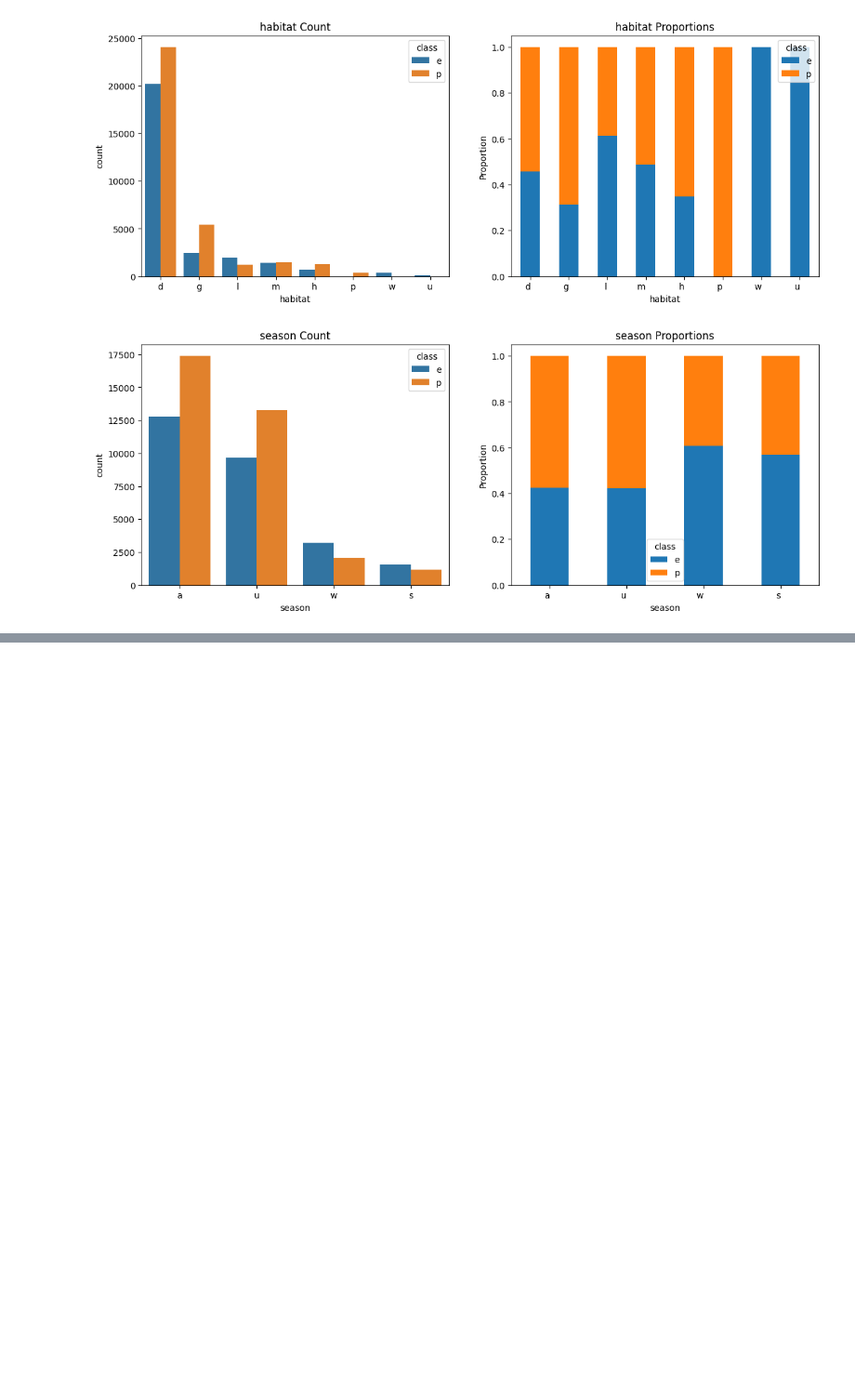
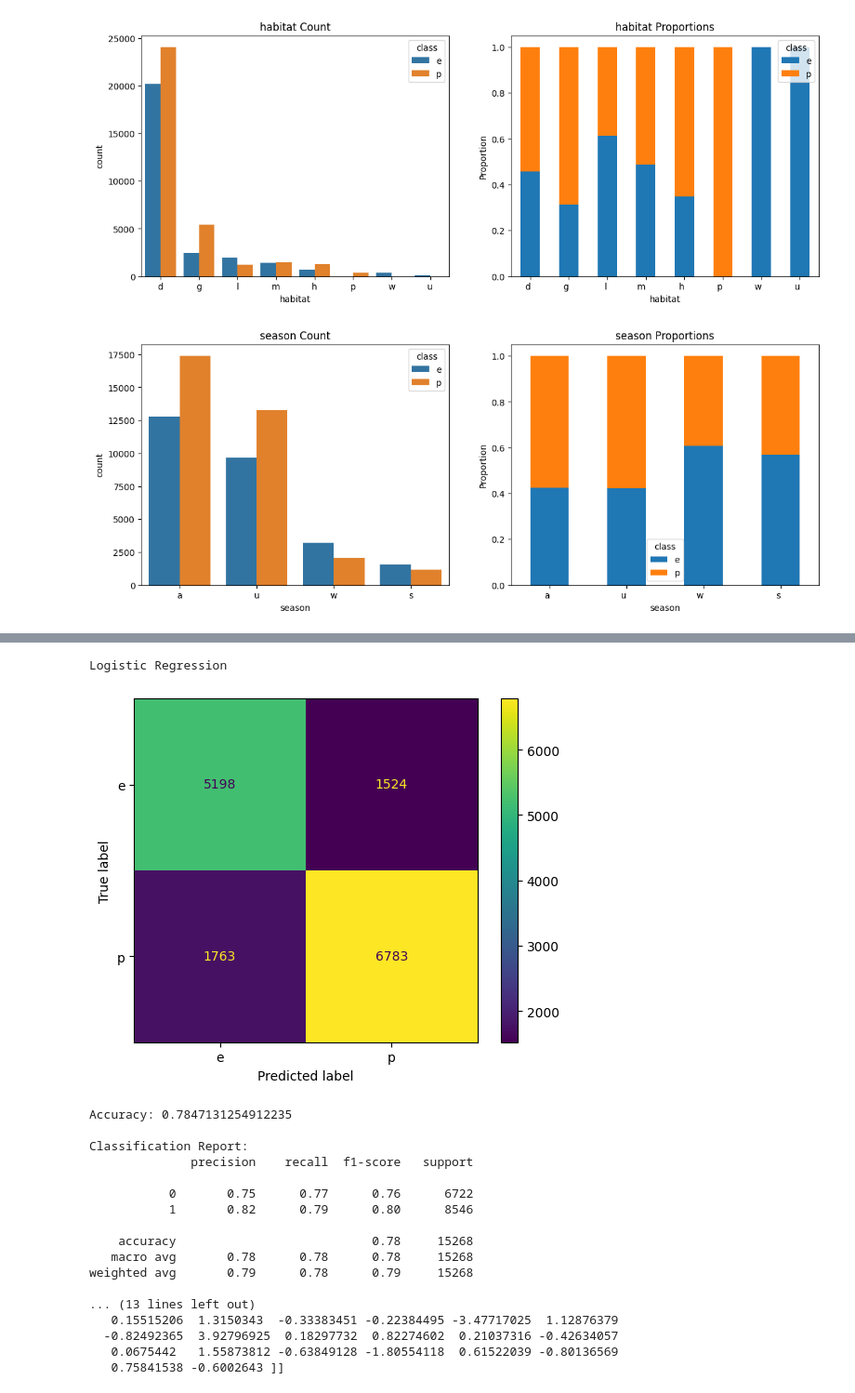
Before and after one commit to porterwilcox/supervised-learning, a Jupyter notebook: supervised-learning.ipynb, the cells around one changed output, grey strips where cells are left out. Shown at 93% size. Saved outputs shown, nothing was run; the diff lists cells and outputs as text; code cells hidden in the pictures; blank space fills up the shorter version.

```diff
--- a/supervised-learning.ipynb
+++ b/supervised-learning.ipynb
@@ -218,0 +333,20 @@ X_train, X_test, y_train, y_test = train_test_split(X, y, test_size=0.25, random
+# %%
+def one_hot_encode_data(data):
+    clone = data.copy()
+    oh_map = {}
+    for col in clone.select_dtypes(include=['object']):
+        oh_encoded = pd.get_dummies(clone[col], prefix=col)
+        oh_map[col] = oh_encoded.columns.tolist()
+        clone = clone.drop(columns=[col]).join(oh_encoded)
+    return clone, oh_map
+
+def oh_decode_data(data, oh_map):
+    clone = data.copy()
+    for original_col, oh_cols in oh_map.items():
+        oh_data = clone[oh_cols]
+        clone[original_col] = oh_data.idxmax(axis=1).str[len(original_col) + 1:]  # Remove the prefix
+        clone = clone.drop(columns=oh_cols)
+    return clone
+# %%
+X_oh, X_oh_map = one_hot_encode_data(X)
+X_oh_train, X_oh_test, y_le_train, y_le_test = train_test_split(X_oh, y_le, test_size=0.25, random_state=28)
@@ -218,0 +373,28 @@ X_train, X_test, y_train, y_test = train_test_split(X, y, test_size=0.25, random
+# %%
+lr_model = LogisticRegression(n_jobs=-1).fit(X_oh_train, y_le_train.iloc[:, 0])
+# %%
+lr_pred = lr_model.predict(X_oh_test)
+evaluate_performance(lr_pred, 'Logistic Regression')
+
+print('Coefficients:')
+print(lr_model.coef_)
+# %% [output]
+Logistic Regression
+[figure, added]
+Accuracy: 0.7847131254912235
+
+Classification Report:
+              precision    recall  f1-score   support
+
+           0       0.75      0.77      0.76      6722
+           1       0.82      0.79      0.80      8546
+
+    accuracy                           0.78     15268
+   macro avg       0.78      0.78      0.78     15268
+weighted avg       0.79      0.78      0.79     15268
+
+... (13 lines left out)
+   0.15515206  1.3150343  -0.33383451 -0.22384495 -3.47717025  1.12876379
+  -0.82492365  3.92796925  0.18297732  0.82274602  0.21037316 -0.42634057
+   0.0675442   1.55873812 -0.63849128 -1.80554118  0.61522039 -0.80136569
+   0.75841538 -0.6002643 ]]
```
Also changed, not shown: parts of 27 cells of this notebook.
